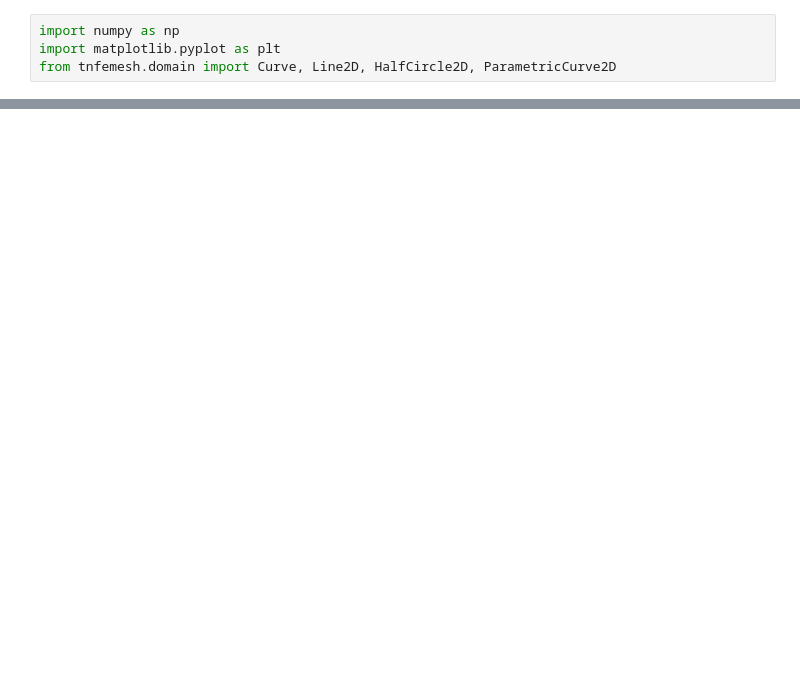
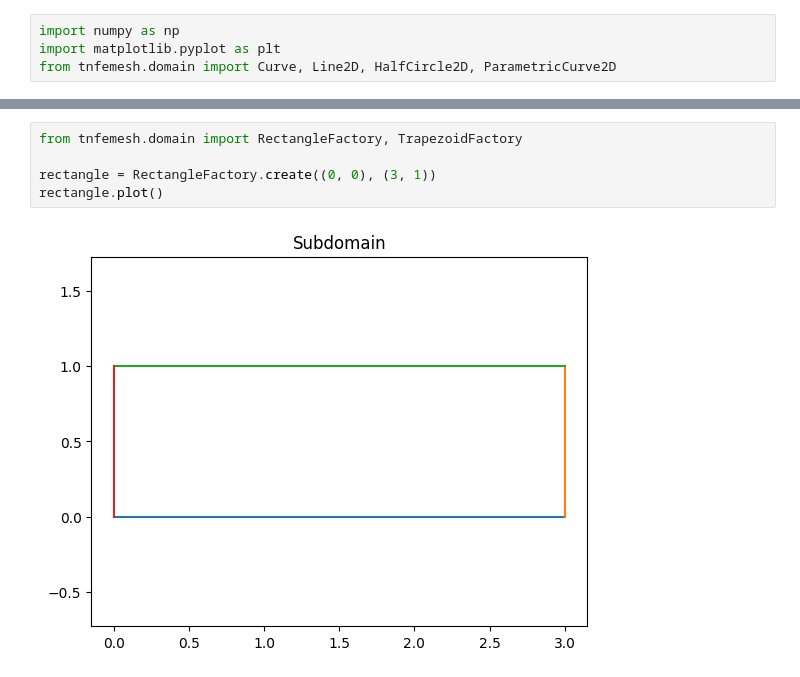
Before and after one commit to MazenAli/TT-FEMesh, a Jupyter notebook: notebooks/prototyping.ipynb, the cells around one changed output, grey strips where cells are left out. Saved outputs shown, nothing was run; the diff lists cells and outputs as text; blank space fills up the shorter version.

Commit message:
feat (domain): add subdomain and subdomain factory

```diff
--- a/notebooks/prototyping.ipynb
+++ b/notebooks/prototyping.ipynb
@@ -59,3 +58,10 @@ plt.tight_layout()
 plt.show()
 # %% [output]
 [figure]
+# %%
+from tnfemesh.domain import RectangleFactory, TrapezoidFactory
+
+rectangle = RectangleFactory.create((0, 0), (3, 1))
+rectangle.plot()
+# %% [output]
+[figure, added]
```
Also changed, not shown: parts of 2 cells of this notebook, 4 other files.
